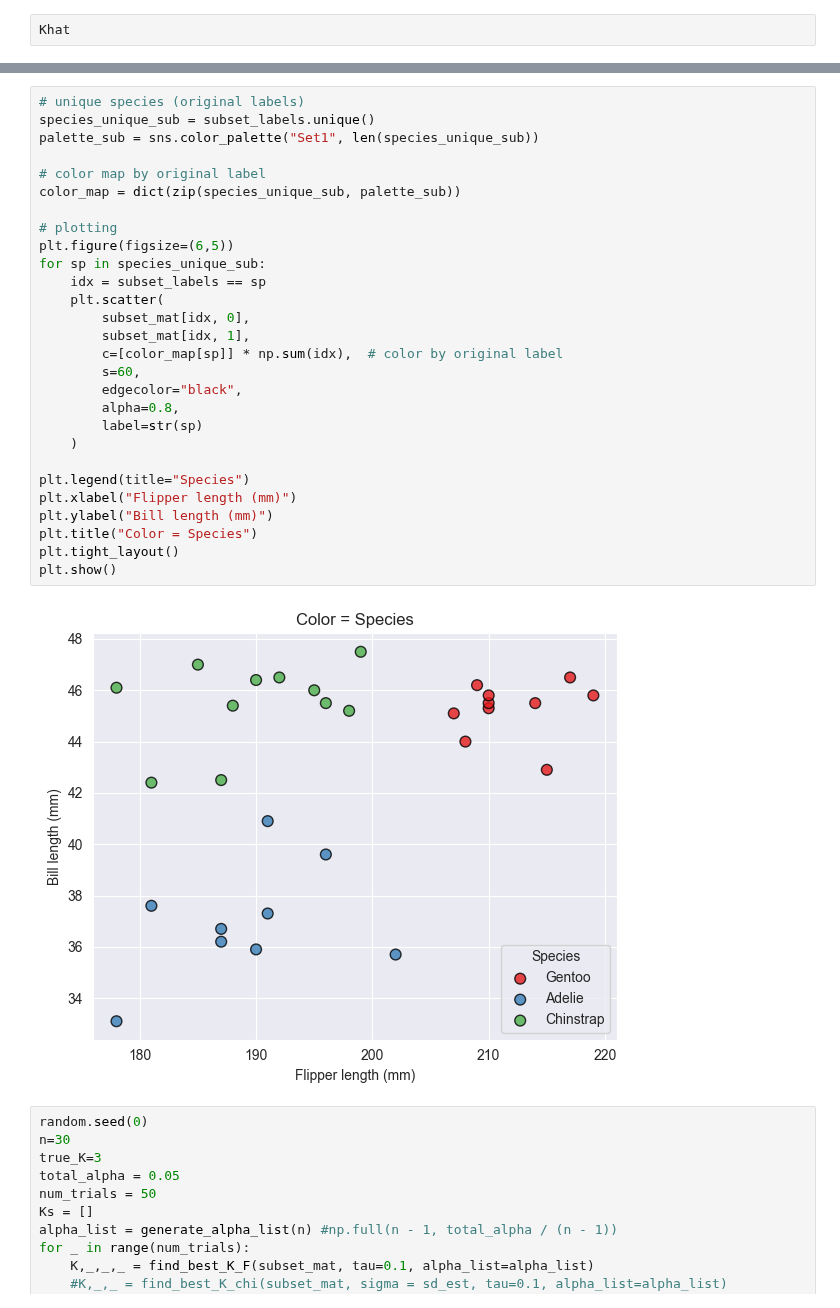
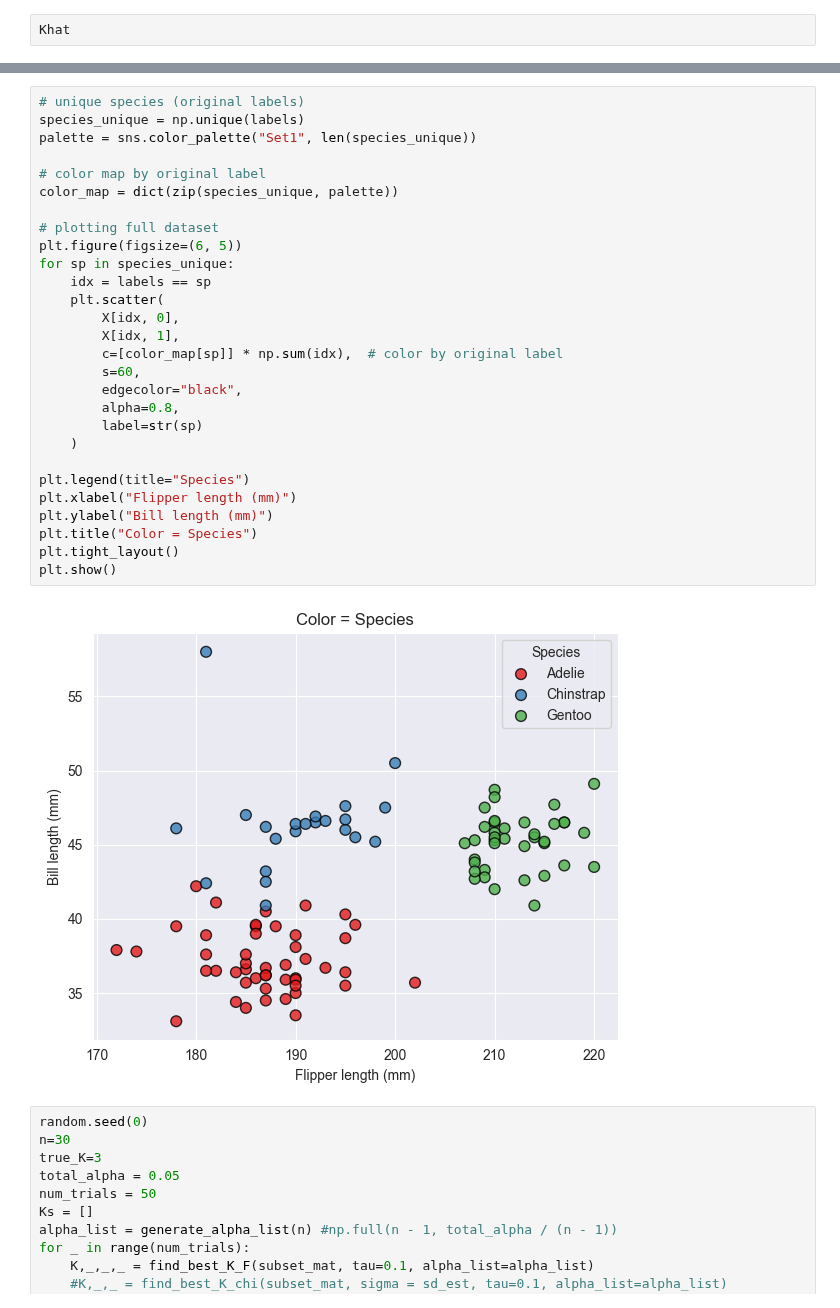
Before and after one commit to judywu4800/SI_HierarchicalClustering, a Jupyter notebook: analysis/real_data_analysis.ipynb, the cells around one changed output, grey strips where cells are left out. Drawn from its saved outputs; the diff is of its cells as text.

```diff
--- a/analysis/real_data_analysis.ipynb
+++ b/analysis/real_data_analysis.ipynb
@@ -458,33 +458,33 @@ plt.show()
 # %%
 # unique species (original labels)
-species_unique_sub = subset_labels.unique()
-palette_sub = sns.color_palette("Set1", len(species_unique_sub))
+species_unique = np.unique(labels)
+palette = sns.color_palette("Set1", len(species_unique))
 
 # color map by original label
-color_map = dict(zip(species_unique_sub, palette_sub))
+color_map = dict(zip(species_unique, palette))
 
-# plotting
-plt.figure(figsize=(6,5))
-for sp in species_unique_sub:
-    idx = subset_labels == sp
+# plotting full dataset
+plt.figure(figsize=(6, 5))
+for sp in species_unique:
+    idx = labels == sp
     plt.scatter(
-        subset_mat[idx, 0],
-        subset_mat[idx, 1],
+        X[idx, 0],
+        X[idx, 1],
         c=[color_map[sp]] * np.sum(idx),  # color by original label
         s=60,
         edgecolor="black",
         alpha=0.8,
         label=str(sp)
     )
 
 plt.legend(title="Species")
 plt.xlabel("Flipper length (mm)")
 plt.ylabel("Bill length (mm)")
 plt.title("Color = Species")
 plt.tight_layout()
 plt.show()
 # %% [output]
-[figure, old version]
+[figure, new version]
 # %%
 random.seed(0)
 n=30
```
Also changed, not shown: parts of 2 cells of this notebook, 31 other files.
